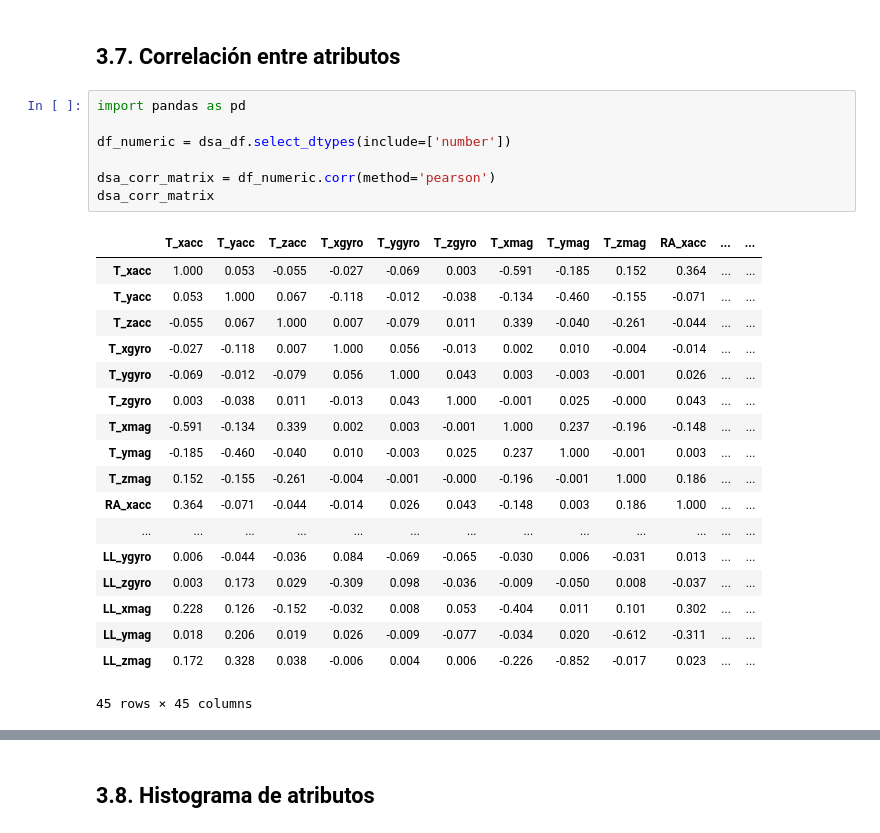
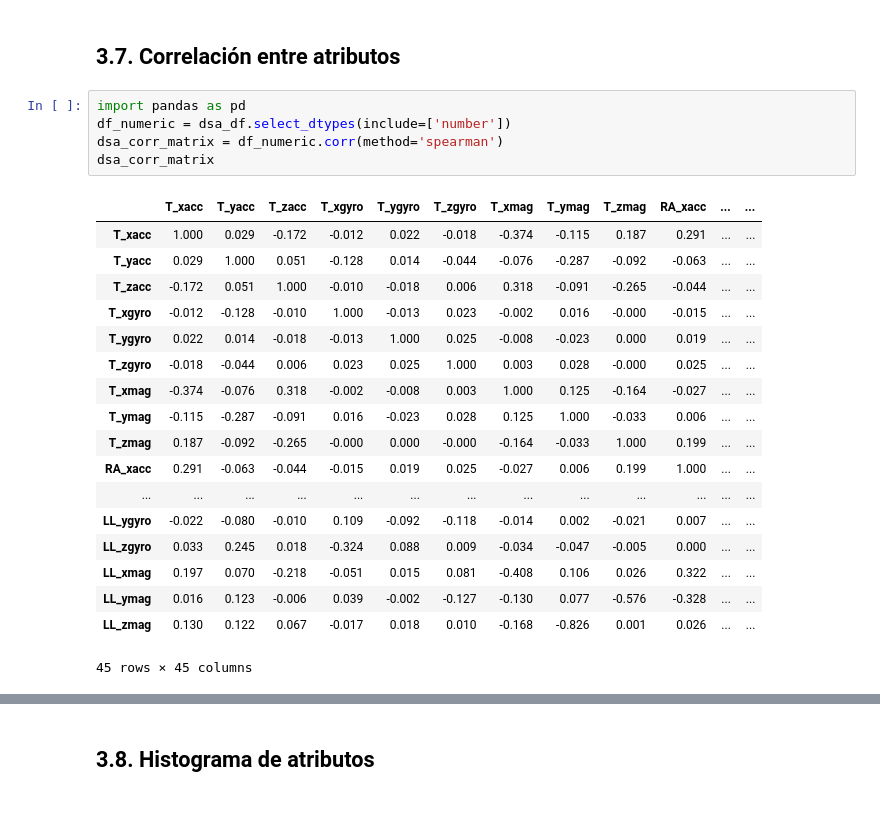
Before and after one commit to DanielRosadoRodriguez/HAR-Analysis, a Jupyter notebook: Dataset 3 - Daily and Sports Activities.ipynb, the cells around one changed output, grey strips where cells are left out. Drawn from its saved outputs; the diff is of its cells as text.

```diff
--- a/Dataset 3 - Daily and Sports Activities.ipynb
+++ b/Dataset 3 - Daily and Sports Activities.ipynb
@@ -178,27 +190,25 @@ Observamos que el dataset está balanceado, por lo que métricas como accuracy s
 ## 3.7. Correlación entre atributos
 # %%
 import pandas as pd
-
 df_numeric = dsa_df.select_dtypes(include=['number'])
-
-dsa_corr_matrix = df_numeric.corr(method='pearson')
+dsa_corr_matrix = df_numeric.corr(method='spearman')
 dsa_corr_matrix
 # %% [output]
 |  | T_xacc | T_yacc | T_zacc | T_xgyro | T_ygyro | T_zgyro | T_xmag | T_ymag | T_zmag | RA_xacc | ... | ... |
-| T_xacc | 1.000 | 0.053 | -0.055 | -0.027 | -0.069 | 0.003 | -0.591 | -0.185 | 0.152 | 0.364 | ... | ... |
-| T_yacc | 0.053 | 1.000 | 0.067 | -0.118 | -0.012 | -0.038 | -0.134 | -0.460 | -0.155 | -0.071 | ... | ... |
-| T_zacc | -0.055 | 0.067 | 1.000 | 0.007 | -0.079 | 0.011 | 0.339 | -0.040 | -0.261 | -0.044 | ... | ... |
-| T_xgyro | -0.027 | -0.118 | 0.007 | 1.000 | 0.056 | -0.013 | 0.002 | 0.010 | -0.004 | -0.014 | ... | ... |
-| T_ygyro | -0.069 | -0.012 | -0.079 | 0.056 | 1.000 | 0.043 | 0.003 | -0.003 | -0.001 | 0.026 | ... | ... |
-| T_zgyro | 0.003 | -0.038 | 0.011 | -0.013 | 0.043 | 1.000 | -0.001 | 0.025 | -0.000 | 0.043 | ... | ... |
-| T_xmag | -0.591 | -0.134 | 0.339 | 0.002 | 0.003 | -0.001 | 1.000 | 0.237 | -0.196 | -0.148 | ... | ... |
-| T_ymag | -0.185 | -0.460 | -0.040 | 0.010 | -0.003 | 0.025 | 0.237 | 1.000 | -0.001 | 0.003 | ... | ... |
-| T_zmag | 0.152 | -0.155 | -0.261 | -0.004 | -0.001 | -0.000 | -0.196 | -0.001 | 1.000 | 0.186 | ... | ... |
-| RA_xacc | 0.364 | -0.071 | -0.044 | -0.014 | 0.026 | 0.043 | -0.148 | 0.003 | 0.186 | 1.000 | ... | ... |
+| T_xacc | 1.000 | 0.029 | -0.172 | -0.012 | 0.022 | -0.018 | -0.374 | -0.115 | 0.187 | 0.291 | ... | ... |
+| T_yacc | 0.029 | 1.000 | 0.051 | -0.128 | 0.014 | -0.044 | -0.076 | -0.287 | -0.092 | -0.063 | ... | ... |
+| T_zacc | -0.172 | 0.051 | 1.000 | -0.010 | -0.018 | 0.006 | 0.318 | -0.091 | -0.265 | -0.044 | ... | ... |
+| T_xgyro | -0.012 | -0.128 | -0.010 | 1.000 | -0.013 | 0.023 | -0.002 | 0.016 | -0.000 | -0.015 | ... | ... |
+| T_ygyro | 0.022 | 0.014 | -0.018 | -0.013 | 1.000 | 0.025 | -0.008 | -0.023 | 0.000 | 0.019 | ... | ... |
+| T_zgyro | -0.018 | -0.044 | 0.006 | 0.023 | 0.025 | 1.000 | 0.003 | 0.028 | -0.000 | 0.025 | ... | ... |
+| T_xmag | -0.374 | -0.076 | 0.318 | -0.002 | -0.008 | 0.003 | 1.000 | 0.125 | -0.164 | -0.027 | ... | ... |
+| T_ymag | -0.115 | -0.287 | -0.091 | 0.016 | -0.023 | 0.028 | 0.125 | 1.000 | -0.033 | 0.006 | ... | ... |
+| T_zmag | 0.187 | -0.092 | -0.265 | -0.000 | 0.000 | -0.000 | -0.164 | -0.033 | 1.000 | 0.199 | ... | ... |
+| RA_xacc | 0.291 | -0.063 | -0.044 | -0.015 | 0.019 | 0.025 | -0.027 | 0.006 | 0.199 | 1.000 | ... | ... |
 | ... | ... | ... | ... | ... | ... | ... | ... | ... | ... | ... | ... | ... |
-| LL_ygyro | 0.006 | -0.044 | -0.036 | 0.084 | -0.069 | -0.065 | -0.030 | 0.006 | -0.031 | 0.013 | ... | ... |
-| LL_zgyro | 0.003 | 0.173 | 0.029 | -0.309 | 0.098 | -0.036 | -0.009 | -0.050 | 0.008 | -0.037 | ... | ... |
-| LL_xmag | 0.228 | 0.126 | -0.152 | -0.032 | 0.008 | 0.053 | -0.404 | 0.011 | 0.101 | 0.302 | ... | ... |
-| LL_ymag | 0.018 | 0.206 | 0.019 | 0.026 | -0.009 | -0.077 | -0.034 | 0.020 | -0.612 | -0.311 | ... | ... |
-| LL_zmag | 0.172 | 0.328 | 0.038 | -0.006 | 0.004 | 0.006 | -0.226 | -0.852 | -0.017 | 0.023 | ... | ... |
+| LL_ygyro | -0.022 | -0.080 | -0.010 | 0.109 | -0.092 | -0.118 | -0.014 | 0.002 | -0.021 | 0.007 | ... | ... |
+| LL_zgyro | 0.033 | 0.245 | 0.018 | -0.324 | 0.088 | 0.009 | -0.034 | -0.047 | -0.005 | 0.000 | ... | ... |
+| LL_xmag | 0.197 | 0.070 | -0.218 | -0.051 | 0.015 | 0.081 | -0.408 | 0.106 | 0.026 | 0.322 | ... | ... |
+| LL_ymag | 0.016 | 0.123 | -0.006 | 0.039 | -0.002 | -0.127 | -0.130 | 0.077 | -0.576 | -0.328 | ... | ... |
+| LL_zmag | 0.130 | 0.122 | 0.067 | -0.017 | 0.018 | 0.010 | -0.168 | -0.826 | 0.001 | 0.026 | ... | ... |
 45 rows × 45 columns
```
Also changed, not shown: parts of 8 cells of this notebook, 1 other file.
